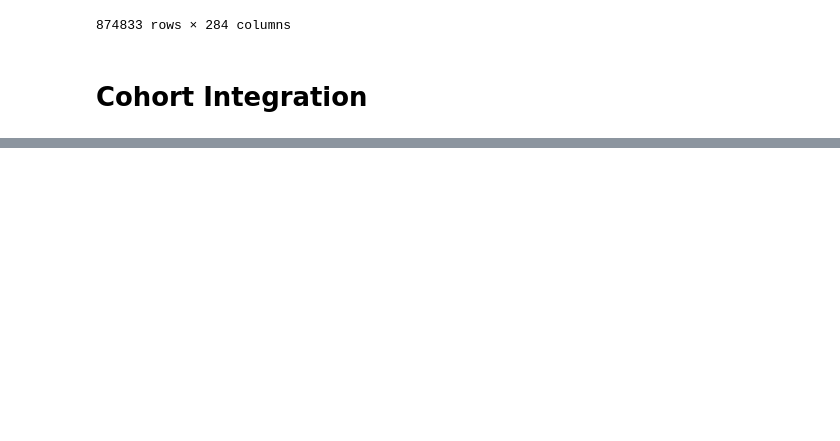
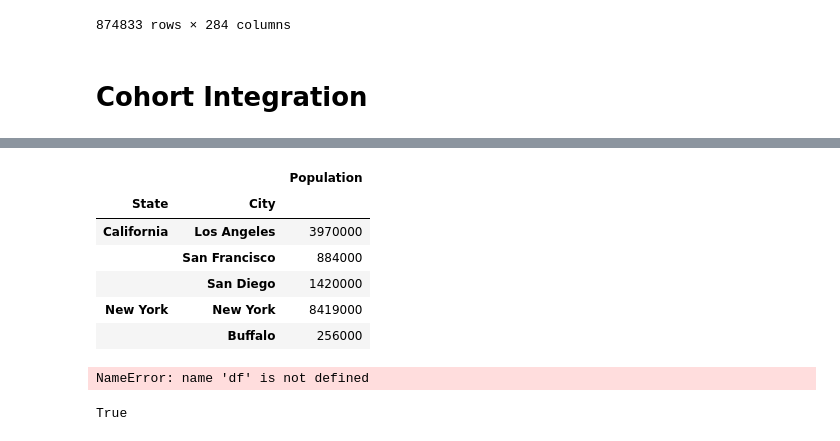
Before and after one commit to Harry-PARK/MIMIC_preprocessing, a Jupyter notebook: test.ipynb, the cells around one changed output, grey strips where cells are left out. Drawn from its saved outputs; the diff is of its cells as text; code cells hidden in the pictures; blank space fills up the shorter version.

```diff
--- a/test.ipynb
+++ b/test.ipynb
@@ -179,0 +255,25 @@ cohort.data
+# %%
+import pandas as pd
+
+# 데이터 생성
+data = {
+    'State': ['California', 'California', 'California', 'New York', 'New York'],
+    'City': ['Los Angeles', 'San Francisco', 'San Diego', 'New York', 'Buffalo'],
+    'Population': [3970000, 884000, 1420000, 8419000, 256000]
+}
+
+# 데이터프레임 생성
+df = pd.DataFrame(data)
+
+# 멀티 인덱스 설정
+df.set_index(['State', 'City'], inplace=True)
+# %%
+df
+# %% [output]
+|  |  | Population |
+| State | City |  |
+| California | Los Angeles | 3970000 |
+|  | San Francisco | 884000 |
+|  | San Diego | 1420000 |
+| New York | New York | 8419000 |
+|  | Buffalo | 256000 |
@@ -179,0 +285,8 @@ cohort.data
+# %%
+df
+# %% [output]
+NameError: name 'df' is not defined
+# %%
+isinstance(df.index, pd.MultiIndex)
+# %% [output]
+True
```
Also changed, not shown: parts of 18 cells of this notebook, 6 other files.
